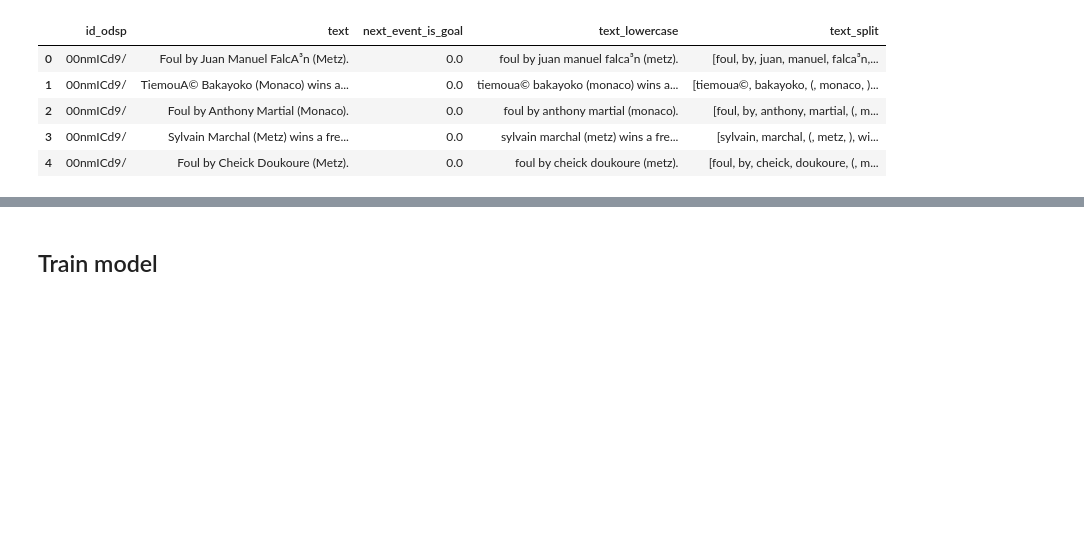
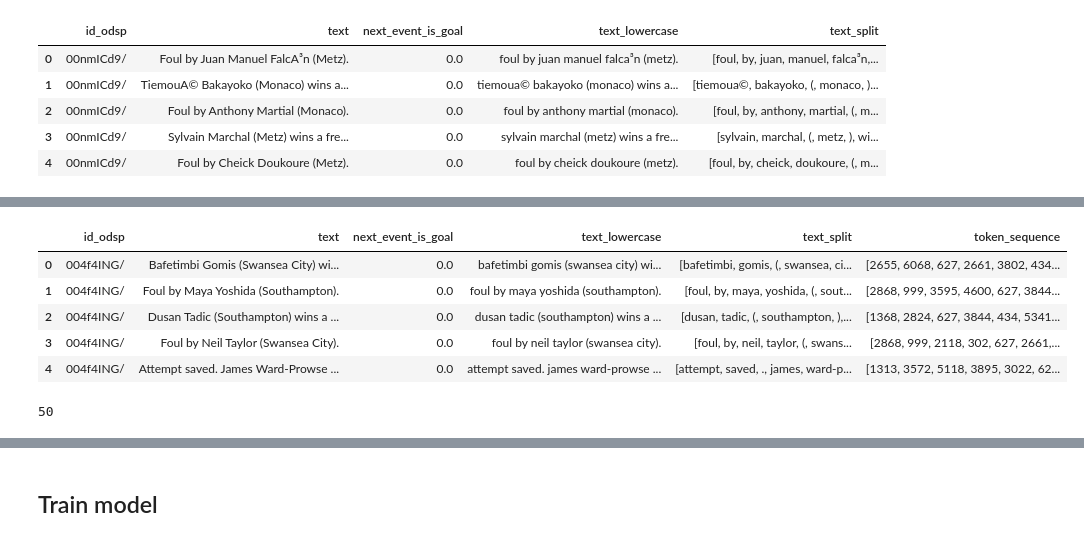
Before and after one commit to stevieg3/football-commentary, a Jupyter notebook: notebooks/04 NLP with GloVe embeddings.ipynb, the cells around one changed output, grey strips where cells are left out. Cells and saved outputs as stored; diff of their text form; code cells hidden in the pictures; blank space fills up the shorter version.

```diff
--- a/notebooks/04 NLP with GloVe embeddings.ipynb
+++ b/notebooks/04 NLP with GloVe embeddings.ipynb
@@ -275,0 +136,7 @@ y_train.shape
+# %%
+# Combine all token lists together and find set to get vocab
+vocab_set = set(
+    itertools.chain.from_iterable(
+        list(train_p['text_split'])
+    )
+)
@@ -275,0 +147,15 @@ y_train.shape
+# %%
+# Create token to index dict
+word_to_idx = dict(
+    zip(
+        vocab_set,
+        range(  # Start index from 1 as we reserve the 0 index for the padding vector
+            1,
+            len(vocab_set)+1
+        )
+    )
+)
+# %%
+%%time
+# For each sentence in training map tokens to corresponding index
+train_p['token_sequence'] = [[word_to_idx[token] for token in commentary] for commentary in list(train_p['text_split'])]
@@ -275,0 +165,14 @@ y_train.shape
+# %%
+train_p.head()
+# %% [output]
+|  | id_odsp | text | next_event_is_goal | text_lowercase | text_split | token_sequence |
+| 0 | 004f4ING/ | Bafetimbi Gomis (Swansea City) wi... | 0.0 | bafetimbi gomis (swansea city) wi... | [bafetimbi, gomis, (, swansea, ci... | [2655, 6068, 627, 2661, 3802, 434... |
+| 1 | 004f4ING/ | Foul by Maya Yoshida (Southampton). | 0.0 | foul by maya yoshida (southampton). | [foul, by, maya, yoshida, (, sout... | [2868, 999, 3595, 4600, 627, 3844... |
+| 2 | 004f4ING/ | Dusan Tadic (Southampton) wins a ... | 0.0 | dusan tadic (southampton) wins a ... | [dusan, tadic, (, southampton, ),... | [1368, 2824, 627, 3844, 434, 5341... |
+| 3 | 004f4ING/ | Foul by Neil Taylor (Swansea City). | 0.0 | foul by neil taylor (swansea city). | [foul, by, neil, taylor, (, swans... | [2868, 999, 2118, 302, 627, 2661,... |
+| 4 | 004f4ING/ | Attempt saved. James Ward-Prowse ... | 0.0 | attempt saved. james ward-prowse ... | [attempt, saved, ., james, ward-p... | [1313, 3572, 5118, 3895, 3022, 62... |
+# %%
+MAX_LENGTH = np.max([len(seq) for seq in train_p['token_sequence']])  # Max length of tokens for any sentence in the training data
+MAX_LENGTH
+# %% [output]
+50
```
Also changed, not shown: parts of 79 cells of this notebook.
